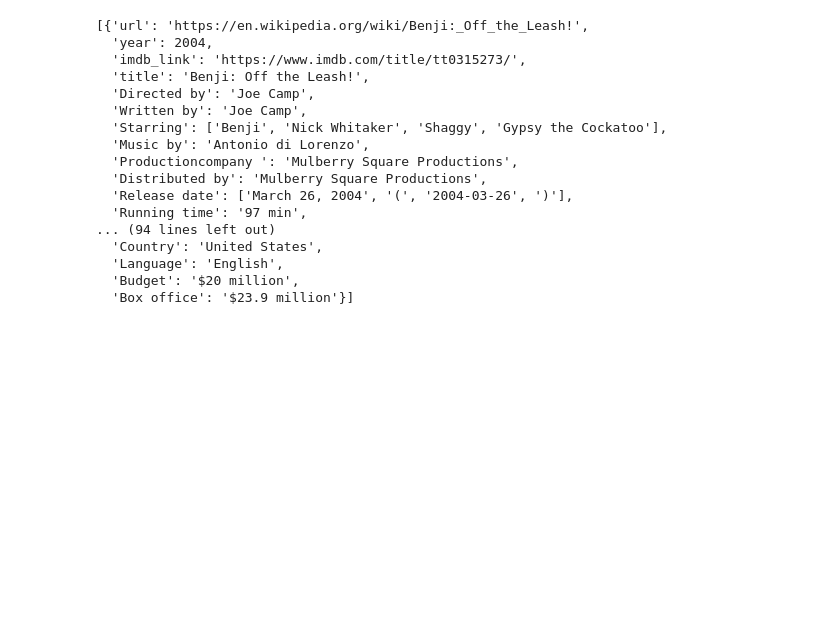
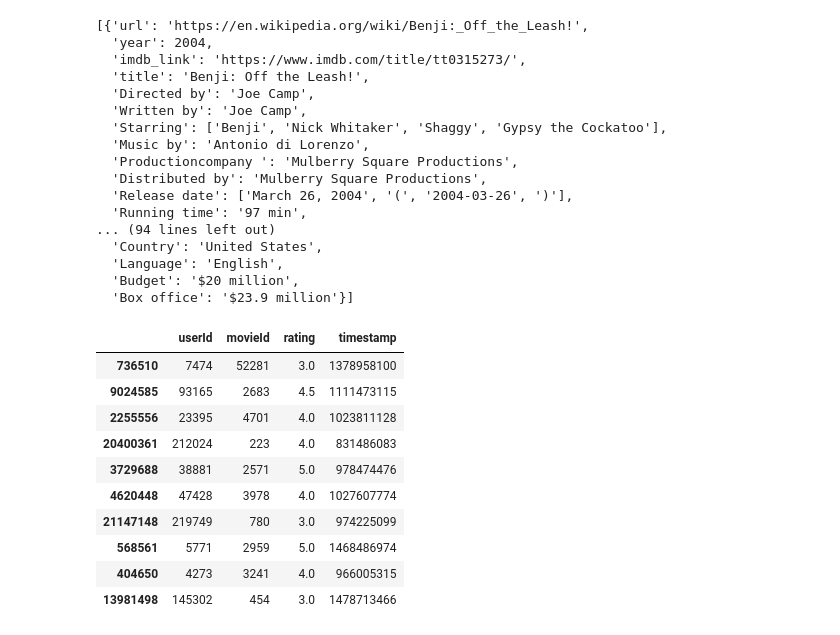
Before and after one commit to lawnshogan/Movies-ETL, a Jupyter notebook: Movies-ETL.ipynb, the cells around one changed output. Drawn from its saved outputs; the diff is of its cells as text; code cells hidden in the pictures; blank space fills up the shorter version.

```diff
--- a/Movies-ETL.ipynb
+++ b/Movies-ETL.ipynb
@@ -77,3 +77,21 @@ wiki_movies_raw[3600:3605]
   'Language': 'English',
   'Budget': '$20 million',
   'Box office': '$23.9 million'}]
+# %%
+kaggle_metadata = pd.read_csv(f'{file_dir}movies_metadata.csv', low_memory=False)
+ratings = pd.read_csv(f'{file_dir}ratings.csv')
+# %%
+# Sample takes random records from DF
+ratings.sample(n=10)
+# %% [output]
+|  | userId | movieId | rating | timestamp |
+| 736510 | 7474 | 52281 | 3.0 | 1378958100 |
+| 9024585 | 93165 | 2683 | 4.5 | 1111473115 |
+| 2255556 | 23395 | 4701 | 4.0 | 1023811128 |
+| 20400361 | 212024 | 223 | 4.0 | 831486083 |
+| 3729688 | 38881 | 2571 | 5.0 | 978474476 |
+| 4620448 | 47428 | 3978 | 4.0 | 1027607774 |
+| 21147148 | 219749 | 780 | 3.0 | 974225099 |
+| 568561 | 5771 | 2959 | 5.0 | 1468486974 |
+| 404650 | 4273 | 3241 | 4.0 | 966005315 |
+| 13981498 | 145302 | 454 | 3.0 | 1478713466 |
```
Also changed, not shown: parts of 3 cells of this notebook, 1 other file.
